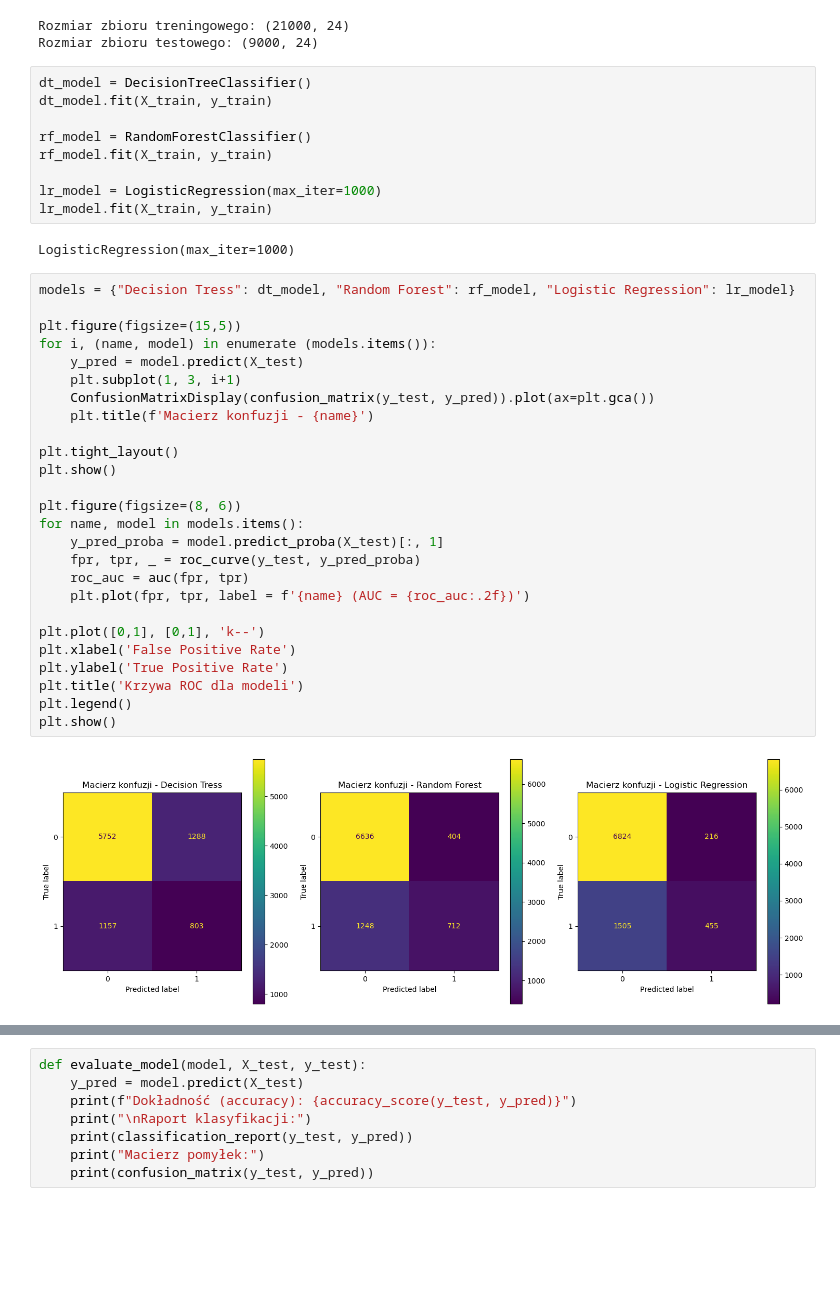
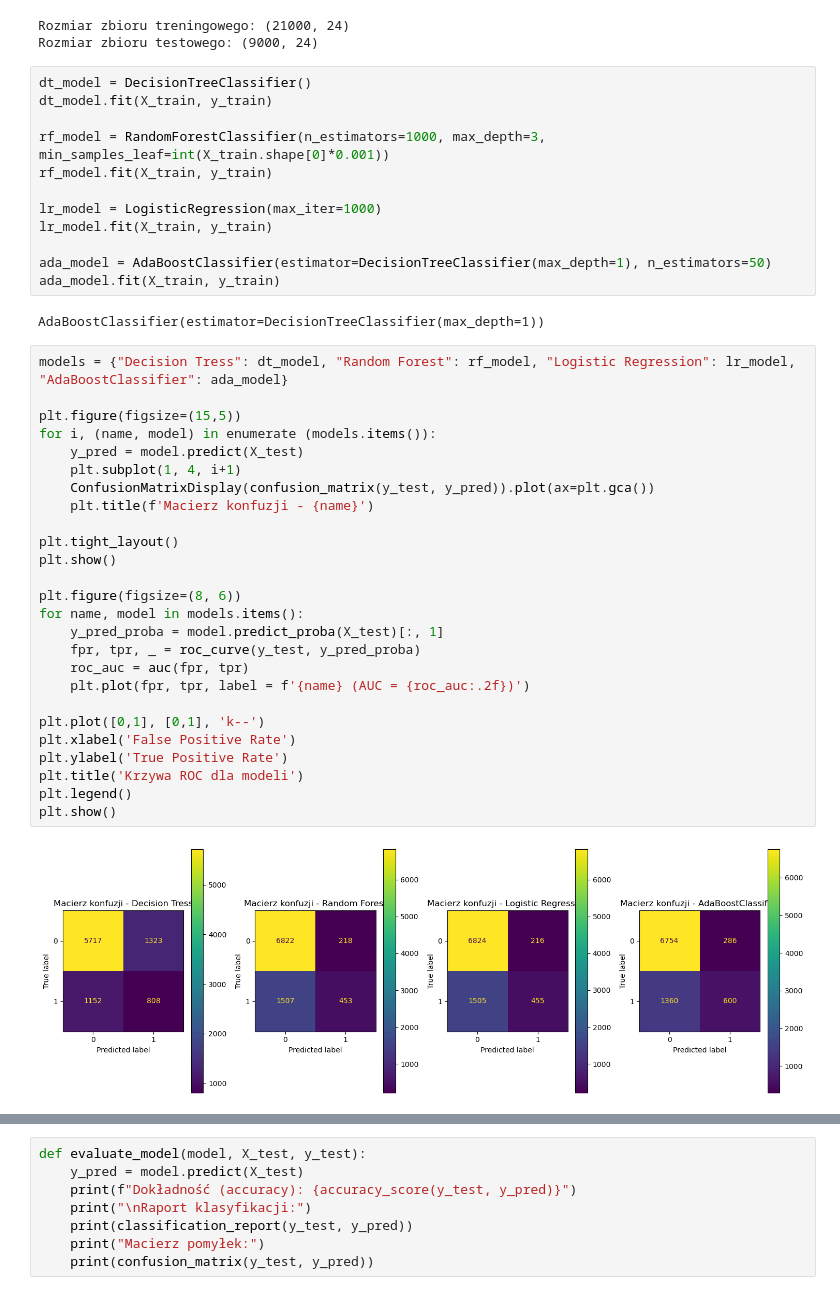
Before and after one commit to SoniaMx/M20projekt, a Jupyter notebook: M20projekt.ipynb, the cells around one changed output, grey strips where cells are left out. Saved outputs shown, nothing was run; the diff lists cells and outputs as text; blank space fills up the shorter version.

```diff
--- a/M20projekt.ipynb
+++ b/M20projekt.ipynb
@@ -189,38 +190,41 @@ Rozmiar zbioru testowego: (9000, 24)
 dt_model = DecisionTreeClassifier()
 dt_model.fit(X_train, y_train)
 
-rf_model = RandomForestClassifier()
+rf_model = RandomForestClassifier(n_estimators=1000, max_depth=3, min_samples_leaf=int(X_train.shape[0]*0.001))
 rf_model.fit(X_train, y_train)
 
 lr_model = LogisticRegression(max_iter=1000)
 lr_model.fit(X_train, y_train)
+
+ada_model = AdaBoostClassifier(estimator=DecisionTreeClassifier(max_depth=1), n_estimators=50)
+ada_model.fit(X_train, y_train)
 # %% [output]
-LogisticRegression(max_iter=1000)
+AdaBoostClassifier(estimator=DecisionTreeClassifier(max_depth=1))
 # %%
-models = {"Decision Tress": dt_model, "Random Forest": rf_model, "Logistic Regression": lr_model}
+models = {"Decision Tress": dt_model, "Random Forest": rf_model, "Logistic Regression": lr_model, "AdaBoostClassifier": ada_model}
 
 plt.figure(figsize=(15,5))
 for i, (name, model) in enumerate (models.items()):
     y_pred = model.predict(X_test)
-    plt.subplot(1, 3, i+1)
+    plt.subplot(1, 4, i+1)
     ConfusionMatrixDisplay(confusion_matrix(y_test, y_pred)).plot(ax=plt.gca())
     plt.title(f'Macierz konfuzji - {name}')
 
 plt.tight_layout()
 plt.show()
 
 plt.figure(figsize=(8, 6))
 for name, model in models.items():
     y_pred_proba = model.predict_proba(X_test)[:, 1]
     fpr, tpr, _ = roc_curve(y_test, y_pred_proba)
     roc_auc = auc(fpr, tpr)
     plt.plot(fpr, tpr, label = f'{name} (AUC = {roc_auc:.2f})')
 
 plt.plot([0,1], [0,1], 'k--')
 plt.xlabel('False Positive Rate')
 plt.ylabel('True Positive Rate')
 plt.title('Krzywa ROC dla modeli')
 plt.legend()
 plt.show()
 # %% [output]
-[figure, old version]
+[figure, new version]
```
Also changed, not shown: parts of 15 cells of this notebook.
